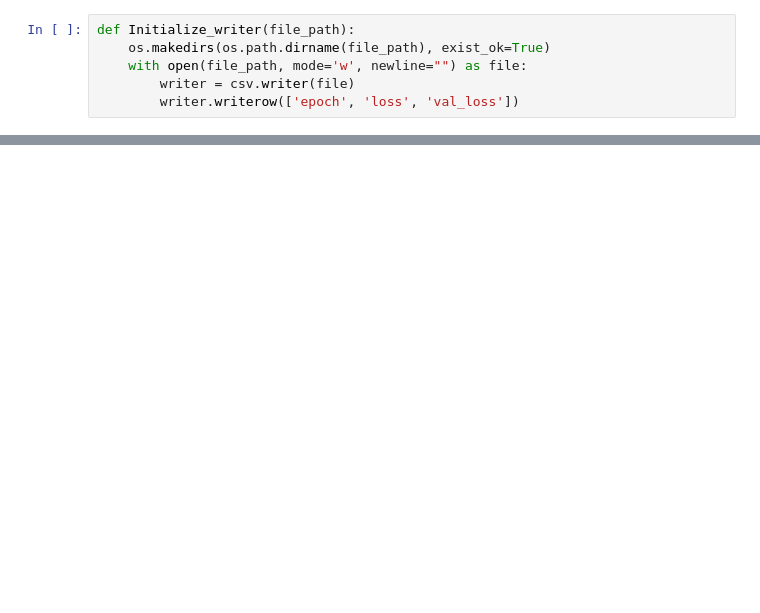
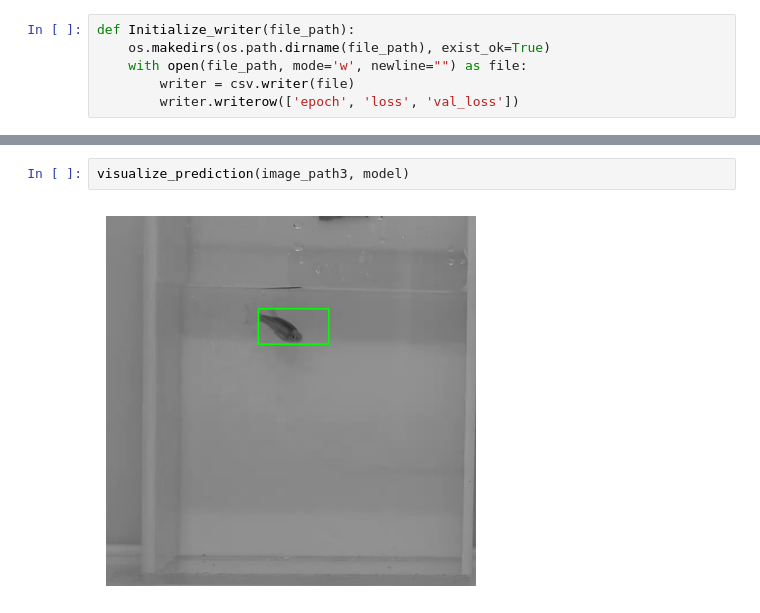
Before and after one commit to Praharsha-Himala/CAMZ, a Jupyter notebook: notebooks/2.0-chp-CNN.ipynb, the cells around one changed output, grey strips where cells are left out. Drawn from its saved outputs; the diff is of its cells as text; blank space fills up the shorter version.

```diff
--- a/notebooks/2.0-chp-CNN.ipynb
+++ b/notebooks/2.0-chp-CNN.ipynb
@@ -236,0 +236,4 @@ loading checkpoint
+# %%
+visualize_prediction(image_path3, model)
+# %% [output]
+[figure, added]
```
Also changed, not shown: parts of 15 cells of this notebook.
